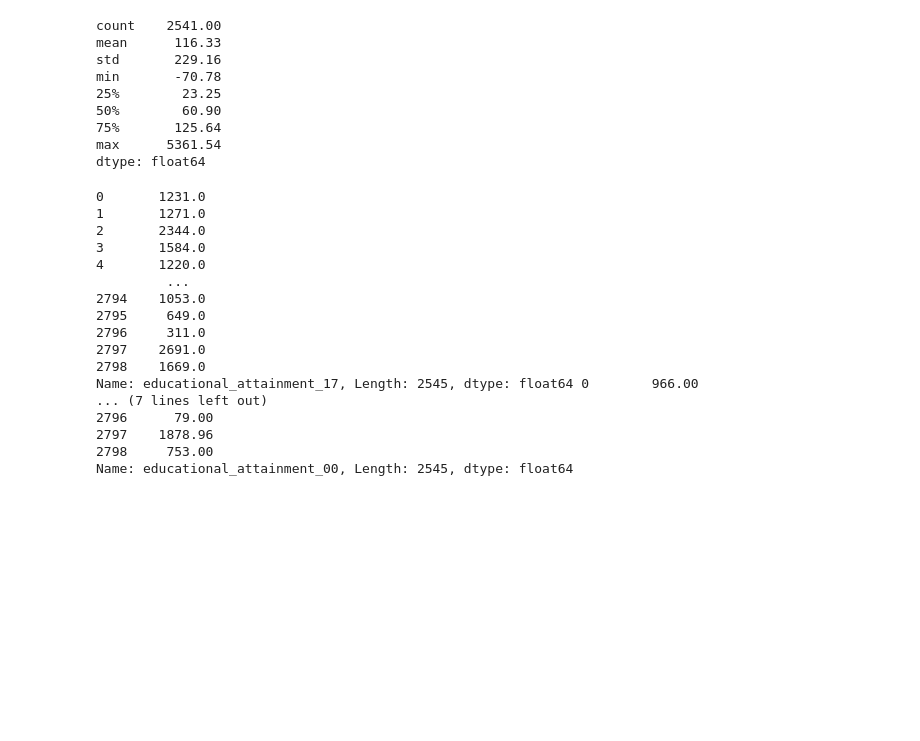
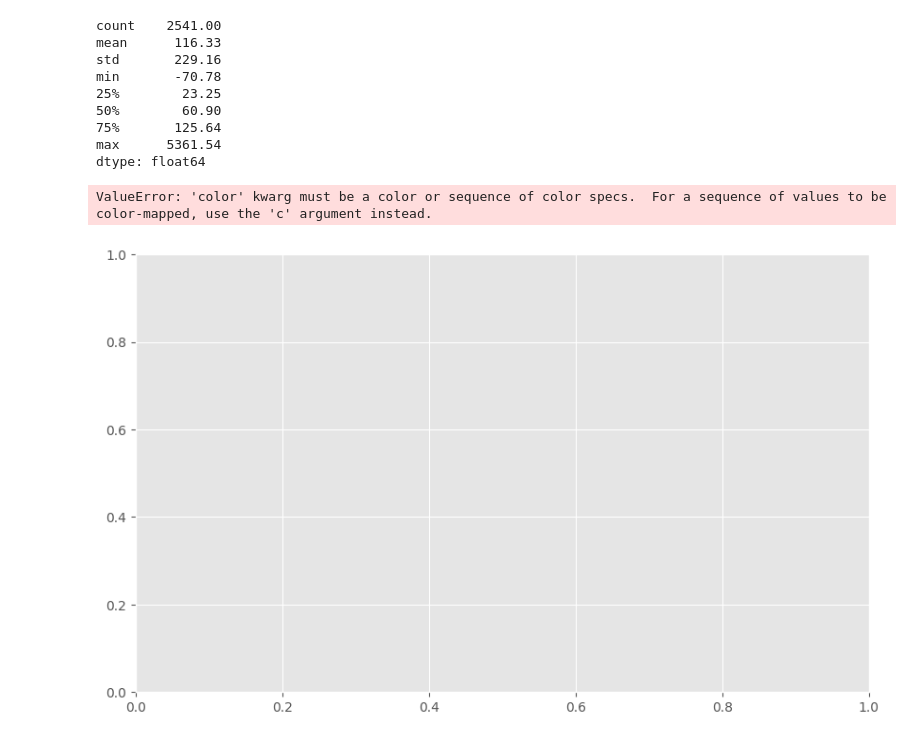
Before and after one commit to LadiDawodu/us_gentrification, a Jupyter notebook: notebooks/eda.ipynb, the cells around one changed output. Drawn from its saved outputs; the diff is of its cells as text; code cells hidden in the pictures; blank space fills up the shorter version.

```diff
--- a/notebooks/eda.ipynb
+++ b/notebooks/eda.ipynb
@@ -359,25 +359,17 @@ min       -70.78
 75%       125.64
 max      5361.54
 dtype: float64
-# %%
-edu_attainment_2017 = df['educational_attainment_17']
-edu_attainment_2000 = df['educational_attainment_00']
-print(edu_attainment_2017,edu_attainment_2000 )
-# %% [output]
-0       1231.0
-1       1271.0
-2       2344.0
-3       1584.0
-4       1220.0
-         ...
-2794    1053.0
-2795     649.0
-2796     311.0
-2797    2691.0
-2798    1669.0
-Name: educational_attainment_17, Length: 2545, dtype: float64 0        966.00
-... (7 lines left out)
-2796      79.00
-2797    1878.96
-2798     753.00
-Name: educational_attainment_00, Length: 2545, dtype: float64
+# %%
+edu_attainment_2000 = df['educational_attainment_00']
+edu_attainment_2017 = df['educational_attainment_17']
+
+per_change =  round(((edu_attainment_2017 - edu_attainment_2000) / edu_attainment_2000) * 100,2)
+# %%
+plt.figure(figsize=(10,6))
+plt.scatter(range(len(per_change)), per_change, color=per_change, color_continuous_scale='Reds')
+plt.xlabel('Date Point Index')
+plt.ylabel('Percentage Change')
+plt.title('<b>Percentage Change</b><br><b>In Educational Attainment</b><br><sup>(2000-2017)</sup>')
+# %% [output]
+ValueError: 'color' kwarg must be a color or sequence of color specs.  For a sequence of values to be color-mapped, use the 'c' argument instead.
+[figure, added]
```
Also changed, not shown: 1 other file.
